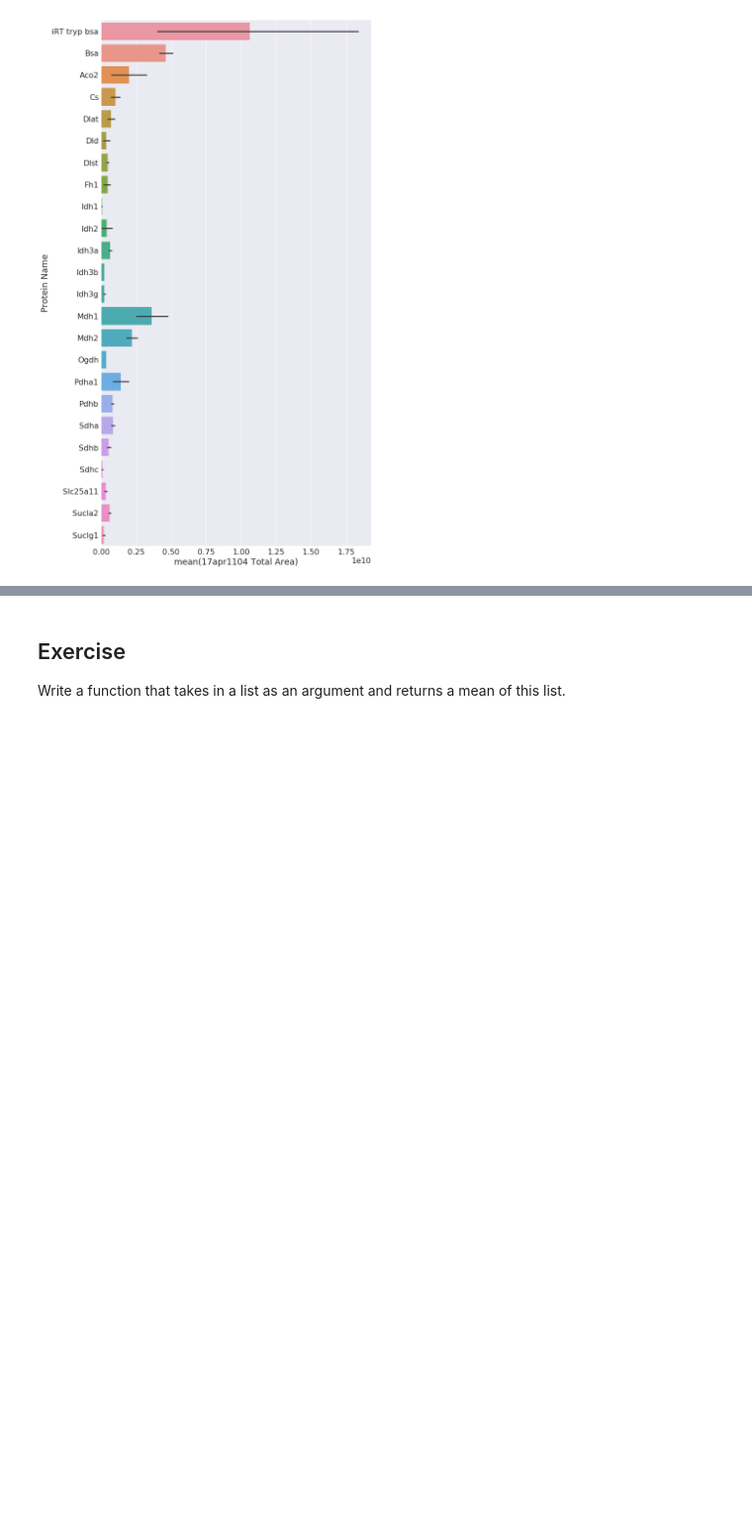
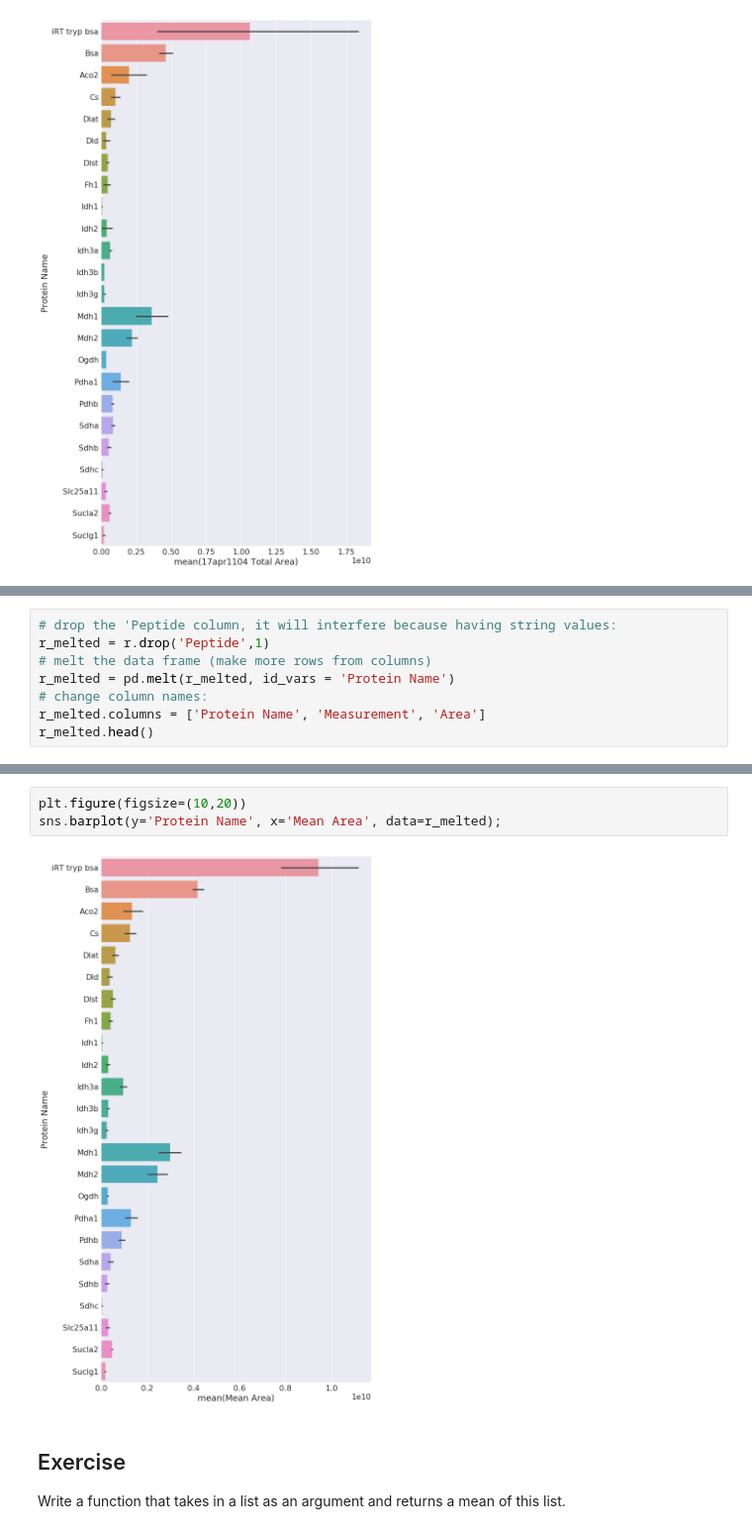
Before and after one commit to aperz/proteomics, a Jupyter notebook: proteomics.ipynb, the cells around one changed output, grey strips where cells are left out. Shown: that part at 99% size. Drawn from its saved outputs; the diff is of its cells as text; blank space fills up the shorter version.

Commit message:
added an agglo protein bar plot

```diff
--- a/proteomics.ipynb
+++ b/proteomics.ipynb
@@ -261,0 +264,8 @@ sns.barplot(y='Protein Name', x='17apr1104 Total Area', data=r);
+# %%
+# drop the 'Peptide column, it will interfere because having string values:
+r_melted = r.drop('Peptide',1)
+# melt the data frame (make more rows from columns)
+r_melted = pd.melt(r_melted, id_vars = 'Protein Name')
+# change column names:
+r_melted.columns = ['Protein Name', 'Measurement', 'Area']
+r_melted.head()
@@ -262,3 +279,8 @@ sns.barplot(y='Protein Name', x='17apr1104 Total Area', data=r);
+# %%
+plt.figure(figsize=(10,20))
+sns.barplot(y='Protein Name', x='Mean Area', data=r_melted);
+# %% [output]
+[figure, added]
 # %% [markdown]
 ## Exercise
 Write a function that takes in a list as an argument and returns a mean of this list.
```
Also changed, not shown: parts of 2 cells of this notebook.
